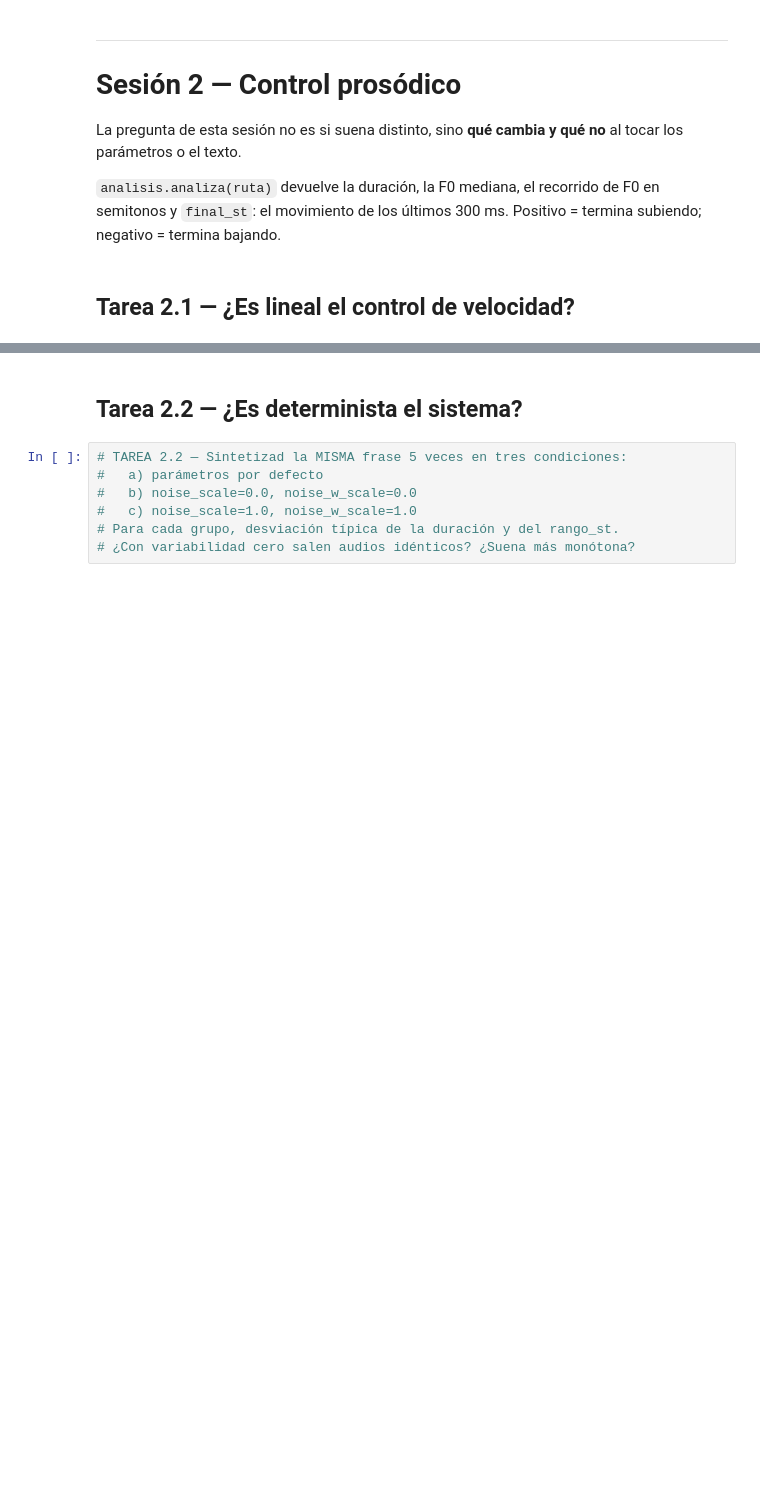
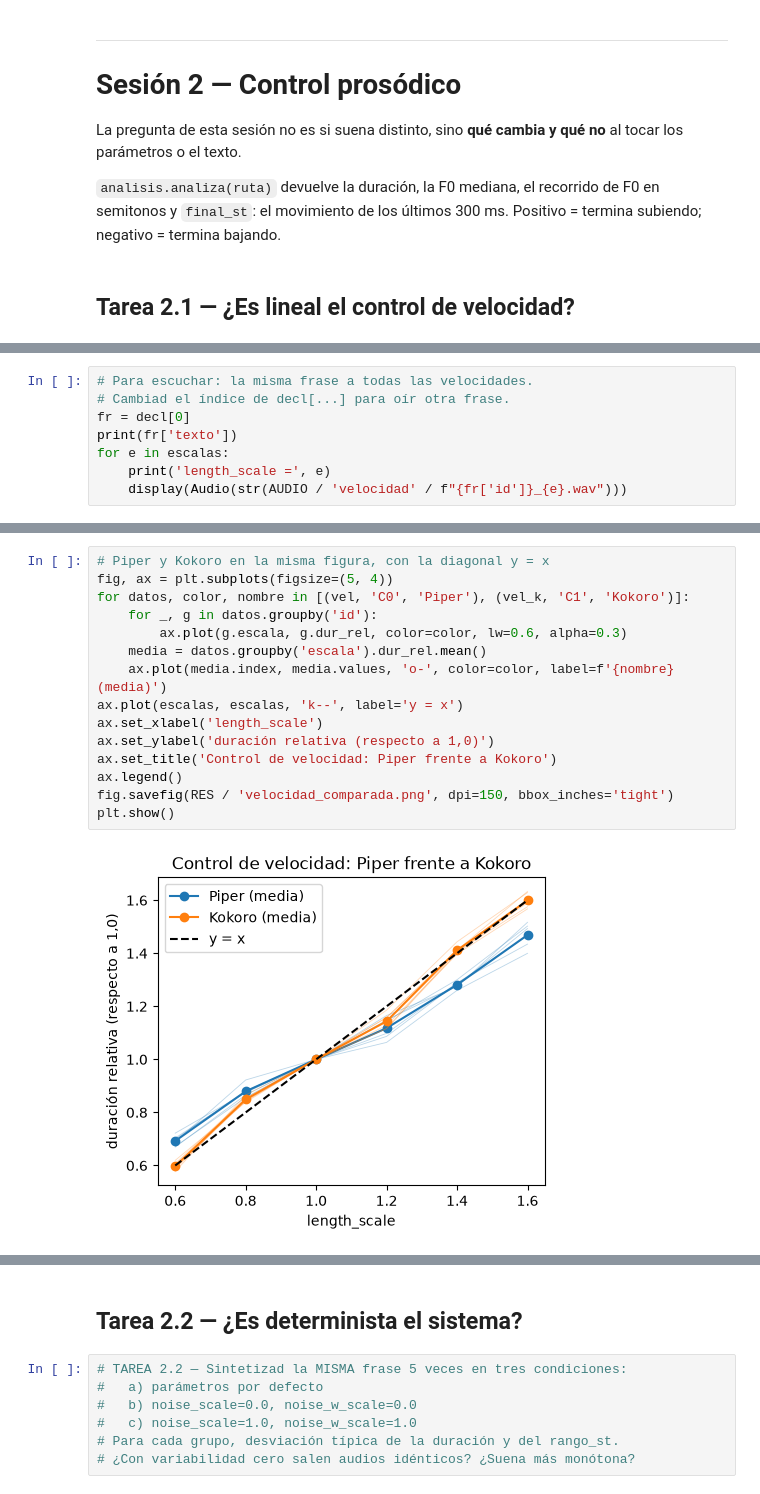
Before and after one commit to nmiryamn/repo-p1, a Jupyter notebook: p1_plantilla.ipynb, the cells around one changed output, grey strips where cells are left out. Saved outputs shown, nothing was run; the diff lists cells and outputs as text; blank space fills up the shorter version.

```diff
--- a/p1_plantilla.ipynb
+++ b/p1_plantilla.ipynb
@@ -161,0 +367,8 @@ vel.groupby('escala').dur_rel.mean().round(3)
+# %%
+# Para escuchar: la misma frase a todas las velocidades.
+# Cambiad el índice de decl[...] para oír otra frase.
+fr = decl[0]
+print(fr['texto'])
+for e in escalas:
+    print('length_scale =', e)
+    display(Audio(str(AUDIO / 'velocidad' / f"{fr['id']}_{e}.wav")))
@@ -161,0 +432,17 @@ vel.groupby('escala').dur_rel.mean().round(3)
+# %%
+# Piper y Kokoro en la misma figura, con la diagonal y = x
+fig, ax = plt.subplots(figsize=(5, 4))
+for datos, color, nombre in [(vel, 'C0', 'Piper'), (vel_k, 'C1', 'Kokoro')]:
+    for _, g in datos.groupby('id'):
+        ax.plot(g.escala, g.dur_rel, color=color, lw=0.6, alpha=0.3)
+    media = datos.groupby('escala').dur_rel.mean()
+    ax.plot(media.index, media.values, 'o-', color=color, label=f'{nombre} (media)')
+ax.plot(escalas, escalas, 'k--', label='y = x')
+ax.set_xlabel('length_scale')
+ax.set_ylabel('duración relativa (respecto a 1,0)')
+ax.set_title('Control de velocidad: Piper frente a Kokoro')
+ax.legend()
+fig.savefig(RES / 'velocidad_comparada.png', dpi=150, bbox_inches='tight')
+plt.show()
+# %% [output]
+[figure, added]
```
Also changed, not shown: parts of 17 cells of this notebook, 9 other files.
